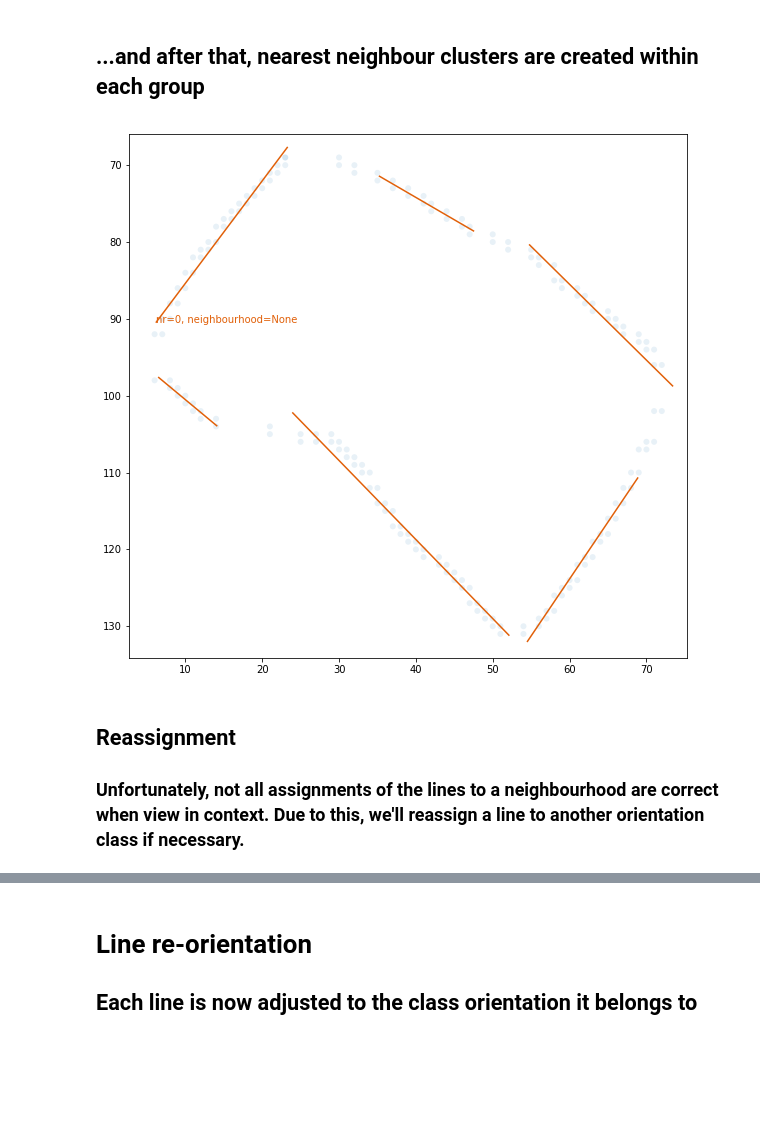
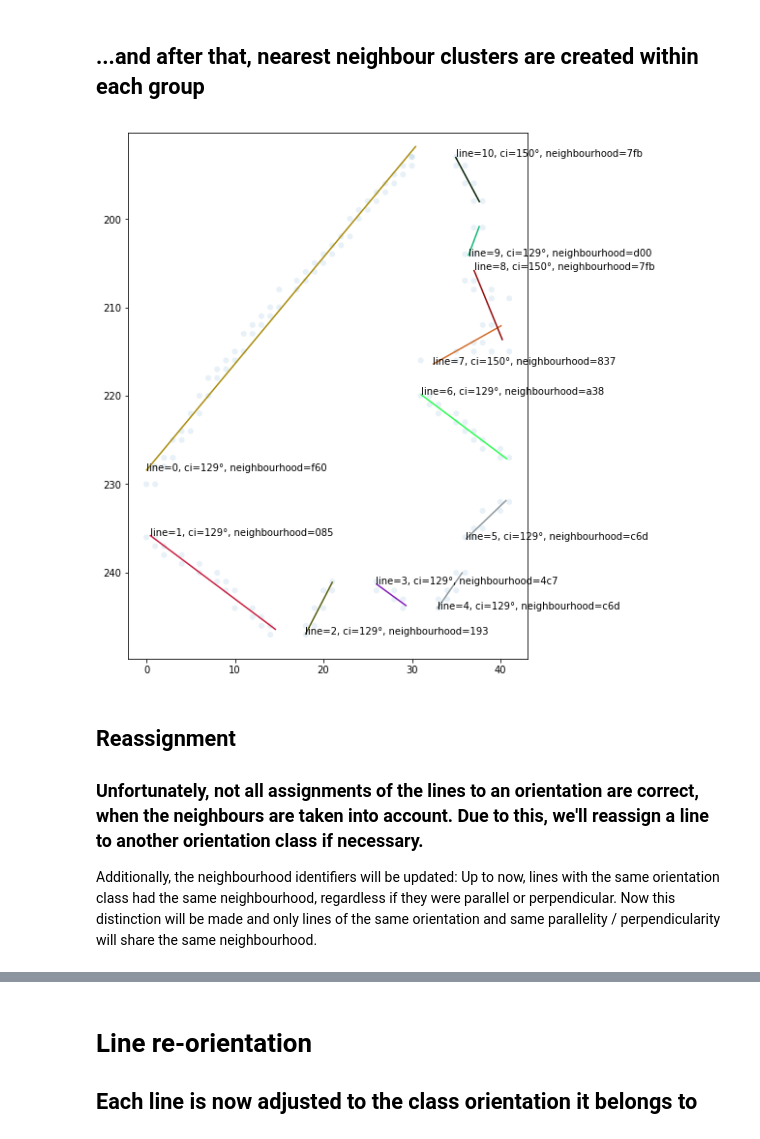
Before and after one commit to mnboos/osm-instance-segmentation, a Jupyter notebook: Regularization.ipynb, the cells around one changed output, grey strips where cells are left out. Drawn from its saved outputs; the diff is of its cells as text; code cells hidden in the pictures; blank space fills up the shorter version.

```diff
--- a/Regularization.ipynb
+++ b/Regularization.ipynb
@@ -68,12 +68,8 @@ from core.utils import MarchingSquares
 # m = MarchingSquares.from_file(p)
 # points = m.find_contour(approximization_tolerance=approximization_tolerance)
 # main_orientation, _ = m.main_orientation(angle_in_degrees=True)
-# print(main_orientation)
 
-main_orientation = 0
-points = point_sets[2]
-
-ls = rotate(LineString([(-100,0),(100,0)]), main_orientation+90)
+points = point_sets[0]
 
 x = np.asarray(list(map(lambda p: p[0], points)))
 y = np.asarray(list(map(lambda p: p[1], points)))
@@ -83,10 +79,6 @@ ax.set(aspect='equal')
 ax.imshow(image, alpha=0.2)
 ax.scatter(x, y, alpha=0.3, edgecolors='none')
 plt.plot(x, y, color="red", alpha=0.6)
-# plt.plot(*ls.coords.xy)
-
-# lc = mc.LineCollection([ls.coords])
-# ax.add_collection(lc)
 
 ax.legend()
 ax.grid(True)
@@ -147,29 +139,32 @@ plt.gca().invert_yaxis()
 # %%
 from core.utils import group_neighbours
 import copy
 
 fig, ax = plt.subplots(figsize=(10,10))
 ax.set(aspect='equal')
 ax.scatter(x, y, alpha=0.1, edgecolors='none')
 
-new_groups = copy.deepcopy(grouped_lines)
-group_neighbours(new_groups, neighbour_distance_threshold=neighbour_distance_threshold)
-
+grouped_lines = group_by_orientation(lines.copy(), angle_parallelity_threshold=angle_parallelity_threshold)
+group_neighbours(grouped_lines, neighbour_distance_threshold=neighbour_distance_threshold)
 grouped = groupby(lines, key=lambda l: l.neighbourhood)
 for k, g in grouped:
     group = list(g)
     color = np.random.rand(3,)
+    for l in group:
+        txt = "line={}, ci={}°, neighbourhood={}".format(l.nr, int(l.orientation), str(k)[:3])
+        text(l.p1[0], l.p1[1], txt)
     lc = mc.LineCollection(map(lambda l: l.coords, group), colors=color)
     ax.add_collection(lc)
-    txt = "nr={}, neighbourhood={}".format(group[0].nr, str(k)[:8])
-    text(group[0].p1[0], group[0].p1[1], txt, color=color)
+    txt = "nr={}, neighbourhood={}".format(group[0].nr, str(group[0].neighbourhood)[:8])
 
 plt.gca().invert_yaxis()
 # %% [output]
-[figure, old version]
+[figure, new version]
 # %% [markdown]
 ## Reassignment
-### Unfortunately, not all assignments of the lines to a neighbourhood are correct when view in context. Due to this, we'll reassign a line to another orientation class if necessary.
+### Unfortunately, not all assignments of the lines to an orientation are correct, when the neighbours are taken into account. Due to this, we'll reassign a line to another orientation class if necessary.
+
+Additionally, the neighbourhood identifiers will be updated: Up to now, lines with the same orientation class had the same neighbourhood, regardless if they were parallel or perpendicular. Now this distinction will be made and only lines of the same orientation and same parallelity / perpendicularity will share the same neighbourhood.
 # %%
 from core.utils import update_neighbourhoods
 import copy
```
Also changed, not shown: parts of 6 cells of this notebook.
